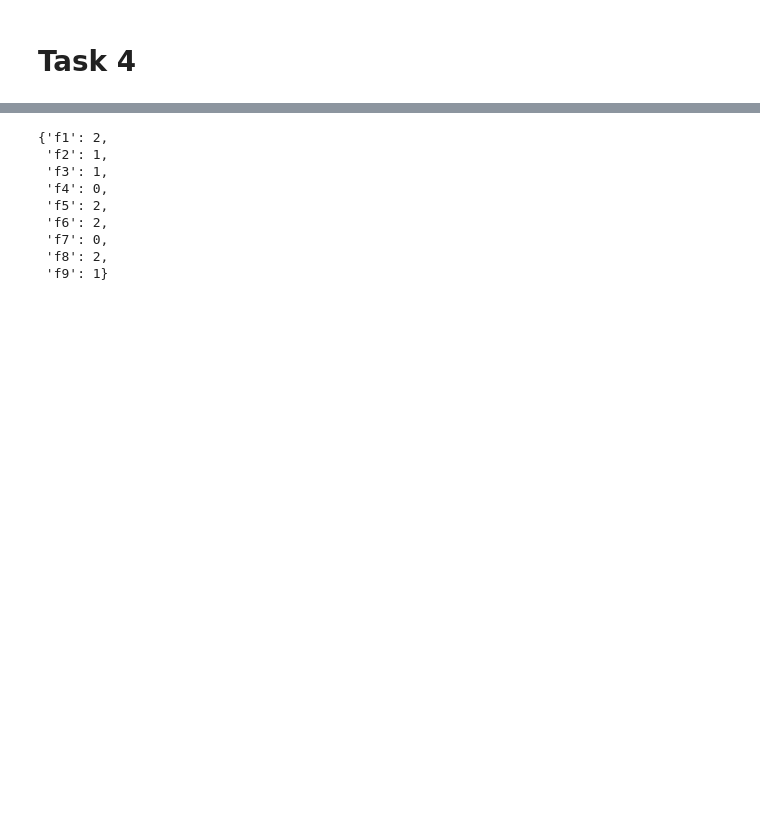
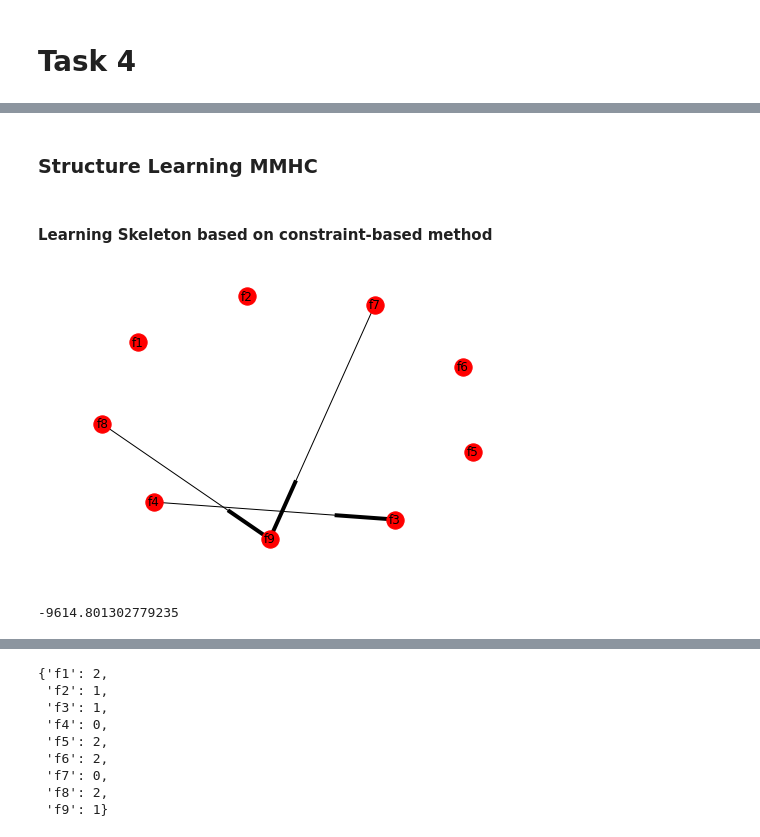
Before and after one commit to pratik-kubal/AML-PGM-1, a Jupyter notebook: Task1.ipynb, the cells around one changed output, grey strips where cells are left out. Drawn from its saved outputs; the diff is of its cells as text; code cells hidden in the pictures; blank space fills up the shorter version.

```diff
--- a/Task1.ipynb
+++ b/Task1.ipynb
@@ -1164,0 +1153,15 @@ plt.show()
+# %% [markdown]
+### Structure Learning MMHC
+# %% [markdown]
+#### Learning Skeleton based on constraint-based method
+# %%
+est = ConstraintBasedEstimator(dataset2)
+consModel = est.estimate(significance_level=0.0001)
+nx.draw(consModel, with_labels=True)
+plt.show()
+# %% [output]
+[figure, added]
+# %%
+k2Task4.score(consModel)
+# %% [output]
+-9614.801302779235
```
Also changed, not shown: parts of 49 cells of this notebook.
